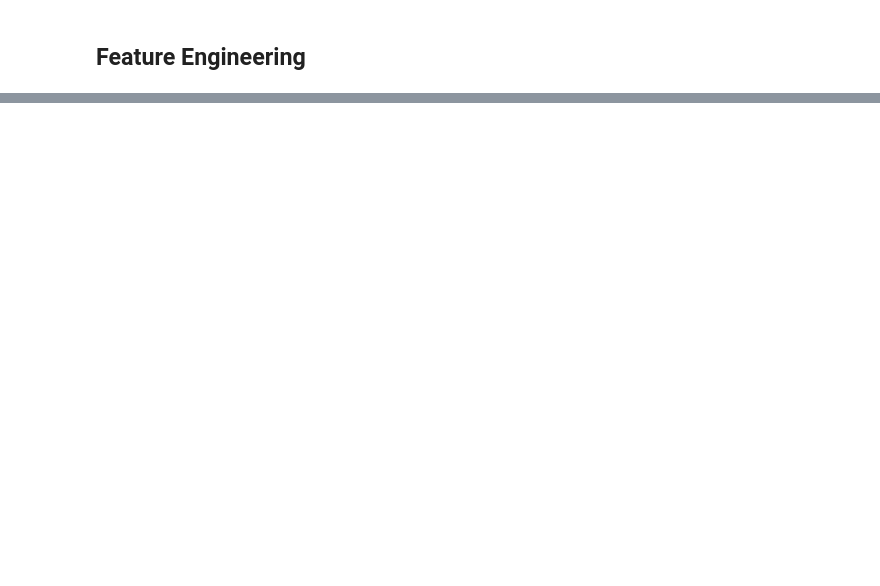
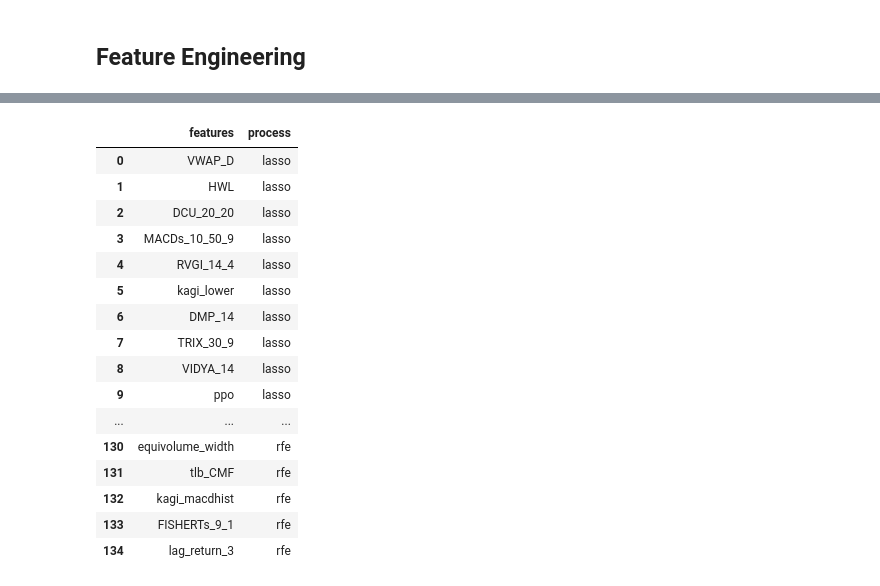
Before and after one commit to Jnorm911/websocket_trading, a Jupyter notebook: src/binary_classification/lstm/lstm_csv_notebook.ipynb, the cells around one changed output, grey strips where cells are left out. Drawn from its saved outputs; the diff is of its cells as text; code cells hidden in the pictures; blank space fills up the shorter version.

Commit message:
feature selection methods groups

```diff
--- a/src/binary_classification/lstm/lstm_csv_notebook.ipynb
+++ b/src/binary_classification/lstm/lstm_csv_notebook.ipynb
@@ -43,0 +124,32 @@ Total count of features with iteration = 8 and reoccurrence = 8: 22
+# %%
+# Create a dictionary with column names as keys and corresponding values
+data = {
+    "features": lasso_features + selectModel_features + rfe_features,
+    "process": ["lasso"] * len(lasso_features)
+    + ["selectModel"] * len(selectModel_features)
+    + ["rfe"] * len(rfe_features),
+}
+
+# Create a new DataFrame using the updated dictionary
+new_df = pd.DataFrame(data)
+
+# Display the updated DataFrame with all the added features
+new_df
+# %% [output]
+|  | features | process |
+| 0 | VWAP_D | lasso |
+| 1 | HWL | lasso |
+| 2 | DCU_20_20 | lasso |
+| 3 | MACDs_10_50_9 | lasso |
+| 4 | RVGI_14_4 | lasso |
+| 5 | kagi_lower | lasso |
+| 6 | DMP_14 | lasso |
+| 7 | TRIX_30_9 | lasso |
+| 8 | VIDYA_14 | lasso |
+| 9 | ppo | lasso |
+| ... | ... | ... |
+| 130 | equivolume_width | rfe |
+| 131 | tlb_CMF | rfe |
+| 132 | kagi_macdhist | rfe |
+| 133 | FISHERTs_9_1 | rfe |
+| 134 | lag_return_3 | rfe |
```
Also changed, not shown: parts of 4 cells of this notebook, 4 other files.
